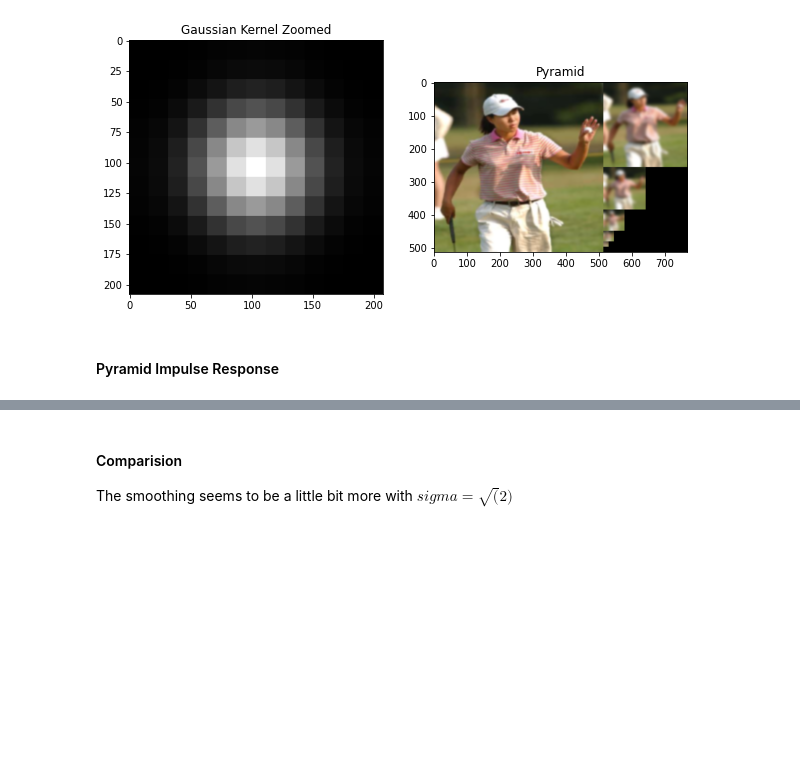
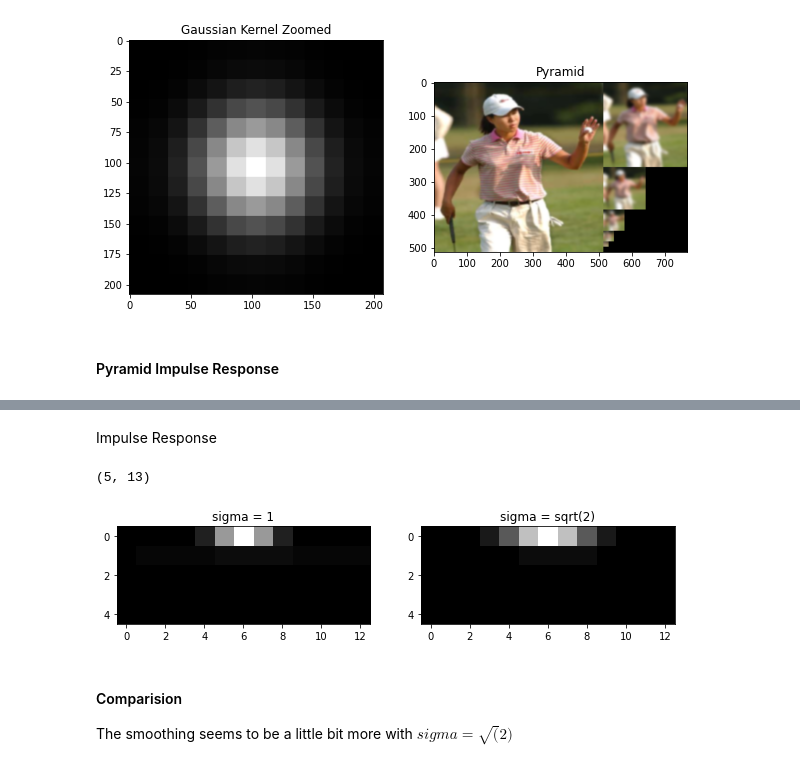
Before and after one commit to bhomaidan1990/Computer_Vision_Labs, a Jupyter notebook: CV_Lab_3.ipynb, the cells around one changed output, grey strips where cells are left out. Saved outputs shown, nothing was run; the diff lists cells and outputs as text; code cells hidden in the pictures; blank space fills up the shorter version.

```diff
--- a/CV_Lab_3.ipynb
+++ b/CV_Lab_3.ipynb
@@ -267,7 +254,11 @@ def pyr_extract(pyramid_array):
 
     '''
     # define empty array as container
-    images = np.zeros((5,512,512,3))
+    if len(pyramid_array.shape)==3:
+        images = np.zeros((5,512,512,3))
+    else:
+        images = np.zeros((5,512,512))
+
     # Original Image Blurred
     images[0] = pyramid_array[:,:512]
     ncols = 512
@@ -278,7 +269,10 @@ def pyr_extract(pyramid_array):
         # Get the image
         img = pyramid_array[nrows1:nrows2 ,ncols:int(ncols+(0.5**i)*ncols)].astype('float32')
         # Resize it to 512 x 512
-        images[i,:,:,:] = cv2.resize(img, (512, 512), interpolation = cv2.INTER_NEAREST)
+        if len(pyramid_array.shape)==3:
+            images[i,:,:,:] = cv2.resize(img, (512, 512), interpolation = cv2.INTER_AREA)
+        else:
+            images[i,:,:] = cv2.resize(img, (512, 512), interpolation = cv2.INTER_AREA)
         # Next image coordinates
         diff = nrows2 - nrows1
         nrows1 = nrows2
@@ -400,3 +350,47 @@ plt.show()
+# %% [markdown]
+Impulse Response
+# %%
+#====================
+# Impulse Response
+#====================
+# First Sigma
+sigma = 1
+# Zeros 512x512 Black Image
+delta = np.zeros((512, 512), dtype=np.float32)
+# Dirac
+delta[255,255] = 255
+# Pyramid
+deltaPyramid = pyramid(delta, sigma=sigma, multichannel=False)
+# Cube the Pyramid
+cube3 = pyr_extract(deltaPyramid)
+ImpResp1 = cube3[:,255,249:262]
+
+# Second Sigma
+sigma2 = math.sqrt(2)
+# Second Pyramid
+deltaPyramid2 = pyramid(delta, sigma=sigma2, multichannel=False)
+# Cube the Pyramid
+cube4 = pyr_extract(deltaPyramid2)
+ImpResp2 = cube4[:,255,249:262]
+
+print(ImpResp1.shape)
+#====================
+# Visualize Results
+#====================
+plt.figure(num="Pyramids", figsize=(10,10))
+
+plt.subplot(121)
+plt.imshow(ImpResp1, cmap='gray')
+plt.title('sigma = 1')
+
+plt.subplot(122)
+plt.imshow(ImpResp2, cmap='gray')
+plt.title('sigma = sqrt(2)')
+
+plt.show()
+# %% [output]
+(5, 13)
+[figure, added]
 # %% [markdown]
 #### Comparision
 The smoothing seems to be a little bit more with $sigma = \sqrt(2)$
```
Also changed, not shown: parts of 9 cells of this notebook.
